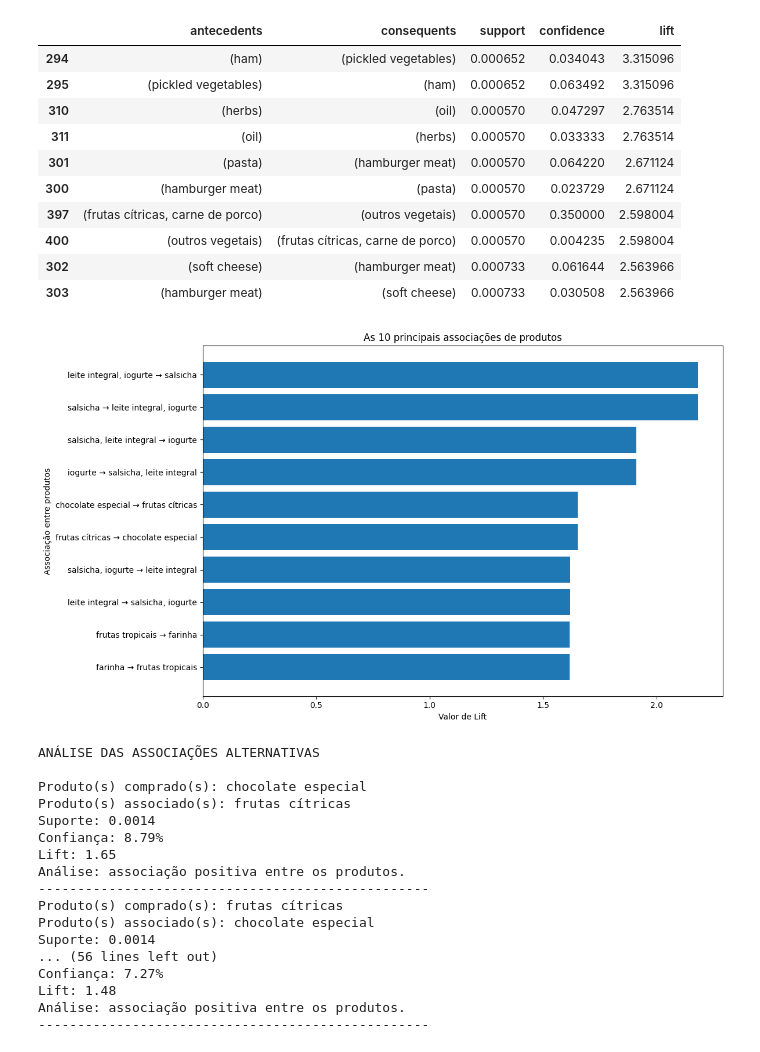
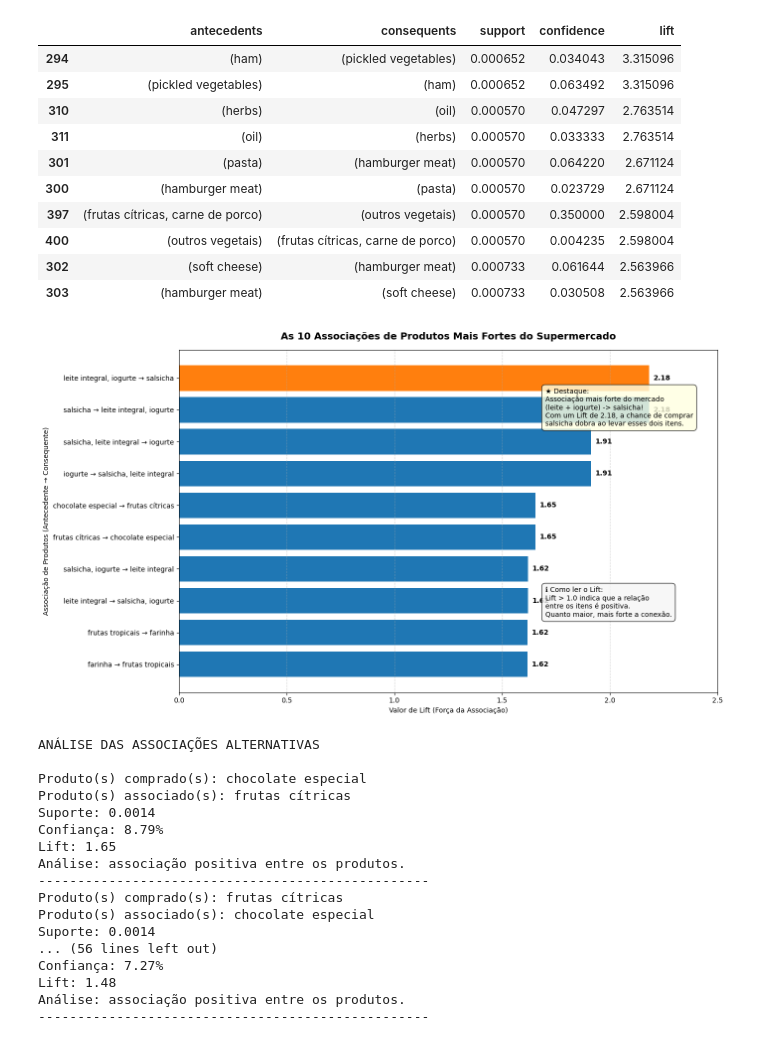
Before and after one commit to TrabalhoCanarozo/Minera-o_dados, a Jupyter notebook: Mineração_produtos.ipynb, the cells around one changed output. Cells and saved outputs as stored; diff of their text form; code cells hidden in the pictures.

```diff
--- a/Mineração_produtos.ipynb
+++ b/Mineração_produtos.ipynb
@@ -243,36 +243,55 @@ else:
 | 400 | (outros vegetais) | (frutas cítricas, carne de porco) | 0.000570 | 0.004235 | 2.598004 |
 | 302 | (soft cheese) | (hamburger meat) | 0.000733 | 0.061644 | 2.563966 |
 | 303 | (hamburger meat) | (soft cheese) | 0.000733 | 0.030508 | 2.563966 |
-# %%
-import matplotlib.pyplot as plt
-
-# Selecionar as 10 regras com maior Lift
-top_10 = regras_ordenadas.head(10).copy()
-
-# Transformar os conjuntos de produtos em texto
-top_10['associacao'] = (
-    top_10['antecedents'].apply(lambda x: ', '.join(x))
-    + ' → ' +
-    top_10['consequents'].apply(lambda x: ', '.join(x))
-)
-
-# Criar gráfico
-plt.figure(figsize=(12, 7))
-
-plt.barh(
-    top_10['associacao'],
-    top_10['lift']
-)
-
-plt.xlabel('Valor de Lift')
-plt.ylabel('Associação entre produtos')
-plt.title('As 10 principais associações de produtos')
-
-plt.gca().invert_yaxis()
-plt.tight_layout()
-plt.show()
-# %% [output]
-[figure, removed]
+# %%
+import matplotlib.pyplot as plt
+
+# Selecionar as 10 regras com maior Lift
+top_10 = regras_ordenadas.head(10).copy()
+
+# Transformar os conjuntos de produtos em texto
+top_10['associacao'] = (
+    top_10['antecedents'].apply(lambda x: ', '.join(x))
+    + ' → ' +
+    top_10['consequents'].apply(lambda x: ', '.join(x))
+)
+
+# Criar gráfico
+plt.figure(figsize=(14, 8))
+
+cores = ['#1f77b4' if i > 0 else '#ff7f0e' for i in range(len(top_10))]
+bars = plt.barh(
+    top_10['associacao'],
+    top_10['lift'],
+    color=cores
+)
+
+# Adicionar valores de Lift no final de cada barra para facilitar leitura
+for bar in bars:
+    width = bar.get_width()
+    plt.text(width + 0.02, bar.get_y() + bar.get_height()/2, f'{width:.2f}',
+             va='center', ha='left', fontsize=10, fontweight='bold')
+
+# Anotações e comentários explicativos direto na imagem do gráfico
+plt.text(1.7, 1.5,
+         "★ Destaque:\nAssociação mais forte do mercado\n(leite + iogurte) -> salsicha!\nCom um Lift de 2.18, a chance de comprar\nsalsicha dobra ao levar esses dois itens.",
+         fontsize=10, bbox=dict(facecolor='lightyellow', alpha=0.8, boxstyle='round,pad=0.5'))
+
+plt.text(1.7, 7.5,
+         "ℹ️ Como ler o Lift:\nLift > 1.0 indica que a relação\nentre os itens é positiva.\nQuanto maior, mais forte a conexão.",
+         fontsize=10, bbox=dict(facecolor='whitesmoke', alpha=0.8, boxstyle='round,pad=0.5'))
+
+plt.xlabel('Valor de Lift (Força da Associação)')
+plt.ylabel('Associação de Produtos (Antecedente → Consequente)')
+plt.title('As 10 Associações de Produtos Mais Fortes do Supermercado', fontsize=14, fontweight='bold', pad=15)
+
+plt.xlim(0, 2.5) # Espaço extra à direita para o texto não cortar
+plt.gca().invert_yaxis()
+plt.grid(axis='x', linestyle='--', alpha=0.5)
+plt.tight_layout()
+plt.show()
+# %% [output]
+[figure, added]
 # %%
 # Selecionar as 10 melhores associações alternativas
 top_alternativas = regras_filtradas.head(10)
```
